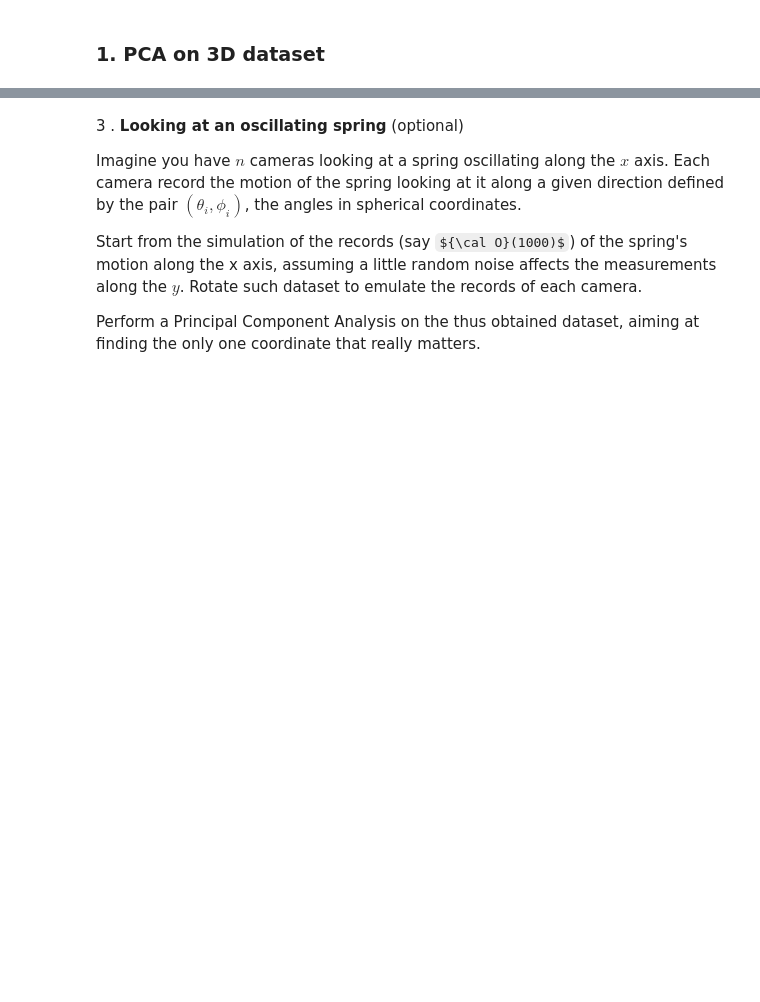
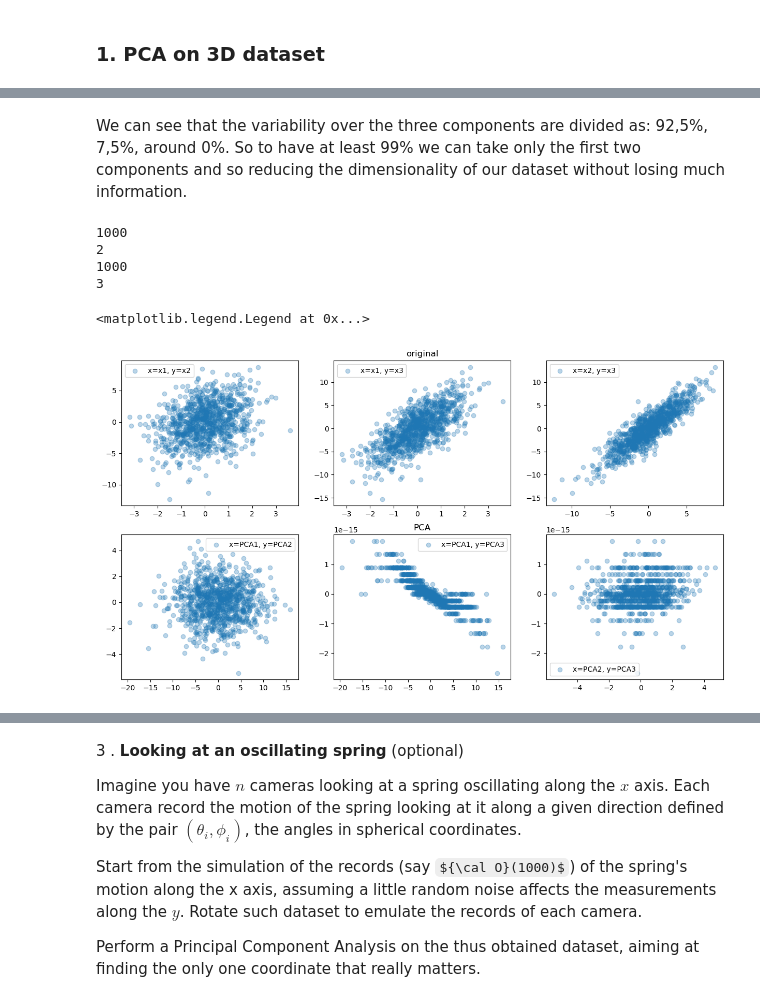
Before and after one commit to seccobenedetto/LCPA, a Jupyter notebook: 08ex_LinearAlgebra.ipynb, the cells around one changed output, grey strips where cells are left out. Cells and saved outputs as stored; diff of their text form; code cells hidden in the pictures; some formulas as TeX source; blank space fills up the shorter version.

```diff
--- a/08ex_LinearAlgebra.ipynb
+++ b/08ex_LinearAlgebra.ipynb
@@ -160,0 +75,44 @@ plt.show()
+# %% [markdown]
+We can see that the variability over the three components are divided as: 92,5%, 7,5%, around 0%. So to have at least 99% we can take only the first two components and so reducing the dimensionality of our dataset without losing much information.
+# %%
+# DIMENSIONALITY REDUCTION:
+
+# METODO A: proietto i dati sulle componenti principali che ho individuato
+# ora devo proiettare il dataset sulla matrice data dagli autovettori delle componenti principali scelte! (nel nostro caso due)
+proj_matrix = v_svd.T[:, 0:2]    # in this way I select the first two columns
+new_data = np.dot(df, proj_matrix)
+# check that I have a dataset of 1000x2
+print( len(new_data) )
+print( len(new_data[0]) )
+
+# METODO B: ruoto semplicemente i dati mettendomi nel sistema delle componenti principali, senza ridurre la dimensione (opzione scelta)
+proj_matrix2 = v_svd.T           # I make the projection using ALL the eigenvectors matrix
+new_data2 = np.dot(df, proj_matrix2)
+# check that I have a dataset of 1000x3
+print( len(new_data2) )
+print( len(new_data2[0]) )
+# %% [output]
+1000
+2
+1000
+3
+# %%
+# PLOT:
+fig, axs = plt.subplots(nrows=2, ncols=3, figsize=(15,8))
+axs[0,1].set_title('original')
+axs[0,0].scatter(x1, x2, alpha=0.3, label='x=x1, y=x2')
+axs[0,1].scatter(x1, x3, alpha=0.3, label='x=x1, y=x3')
+axs[0,2].scatter(x2, x3, alpha=0.3, label='x=x2, y=x3')
+axs[1,1].set_title('PCA')
+axs[1,0].scatter(new_data2[:,0], new_data2[:,1], alpha=0.3, label='x=PCA1, y=PCA2')
+axs[1,1].scatter(new_data2[:,0], new_data2[:,2], alpha=0.3, label='x=PCA1, y=PCA3')
+axs[1,2].scatter(new_data2[:,1], new_data2[:,2], alpha=0.3, label='x=PCA2, y=PCA3')
+axs[0,0].legend()
+axs[0,1].legend()
+axs[0,2].legend()
+axs[1,0].legend()
+axs[1,1].legend()
+axs[1,2].legend()
+# %% [output]
+<matplotlib.legend.Legend at 0x...>
+[figure, added]
```
Also changed, not shown: parts of 21 cells of this notebook.
